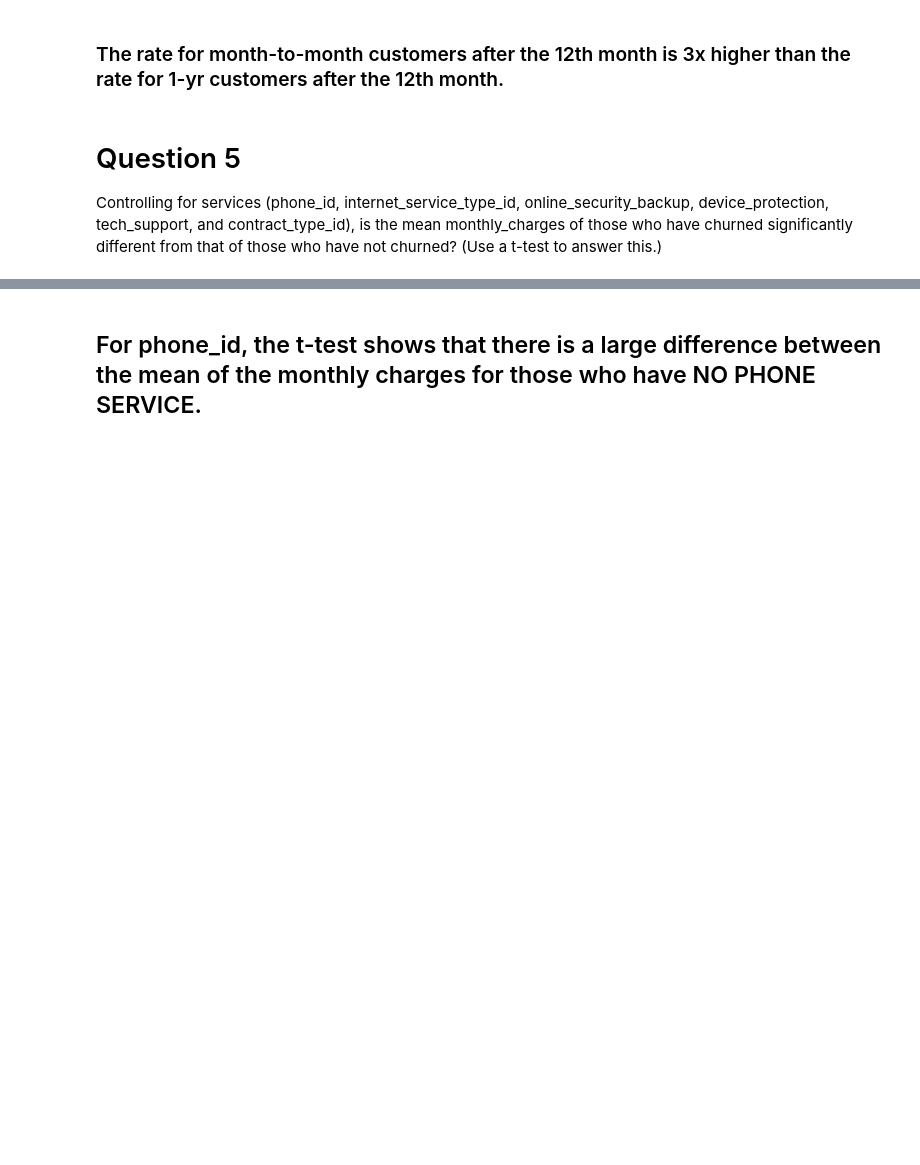
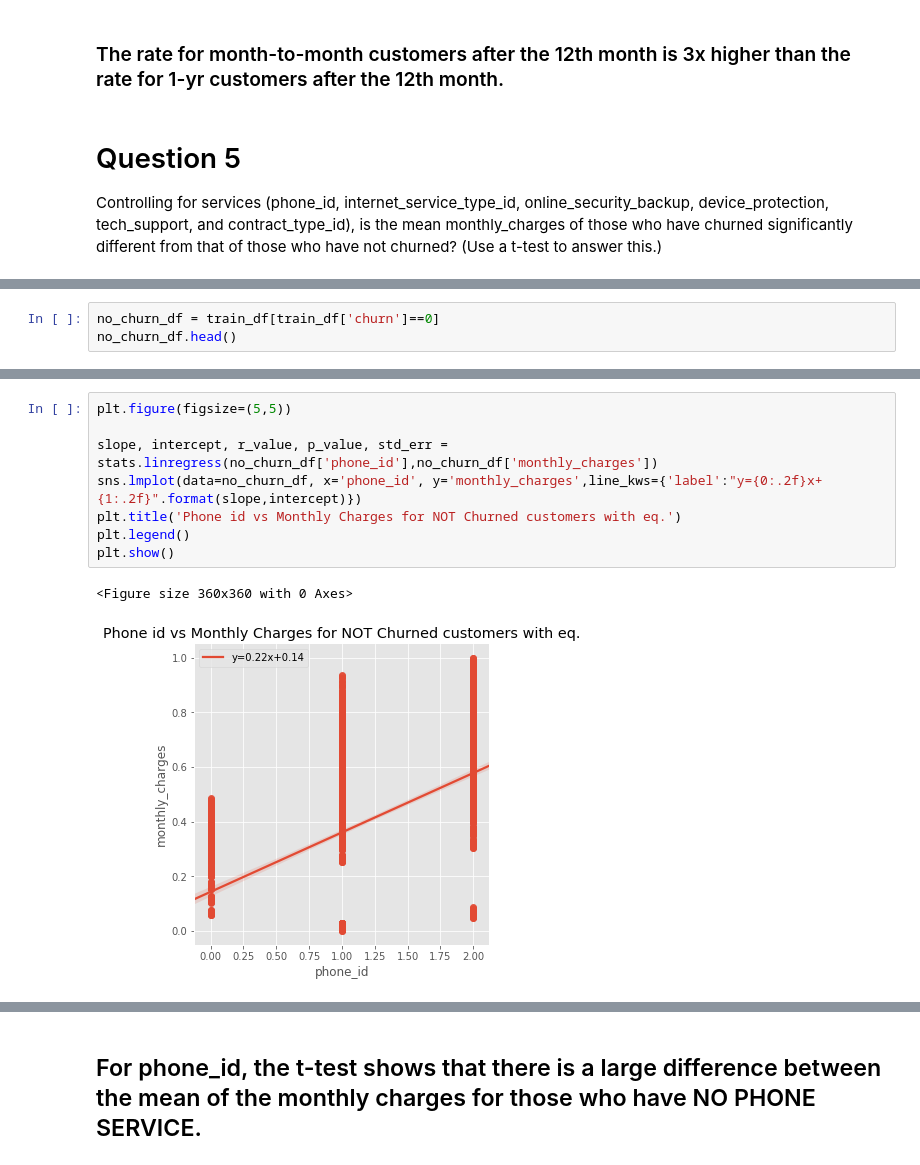
Before and after one commit to jess-katy/classification_project, a Jupyter notebook: Classification_Proj_Jess_Katy_MASTER.ipynb, the cells around one changed output, grey strips where cells are left out. Saved outputs shown, nothing was run; the diff lists cells and outputs as text; blank space fills up the shorter version.

```diff
--- a/Classification_Proj_Jess_Katy_MASTER.ipynb
+++ b/Classification_Proj_Jess_Katy_MASTER.ipynb
@@ -886,0 +849,3 @@ features
+# %%
+no_churn_df = train_df[train_df['churn']==0]
+no_churn_df.head()
@@ -886,0 +896,11 @@ features
+# %%
+plt.figure(figsize=(5,5))
+
+slope, intercept, r_value, p_value, std_err = stats.linregress(no_churn_df['phone_id'],no_churn_df['monthly_charges'])
+sns.lmplot(data=no_churn_df, x='phone_id', y='monthly_charges',line_kws={'label':"y={0:.2f}x+{1:.2f}".format(slope,intercept)})
+plt.title('Phone id vs Monthly Charges for NOT Churned customers with eq.')
+plt.legend()
+plt.show()
+# %% [output]
+<Figure size 360x360 with 0 Axes>
+[figure, added]
```
Also changed, not shown: parts of 32 cells of this notebook.
